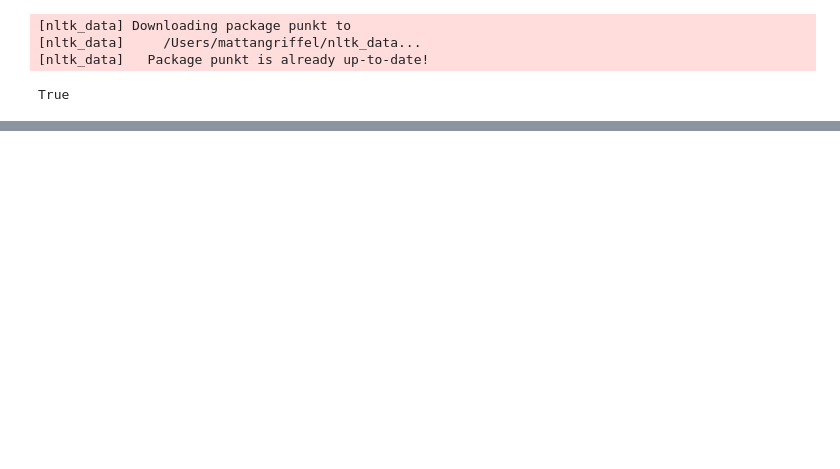
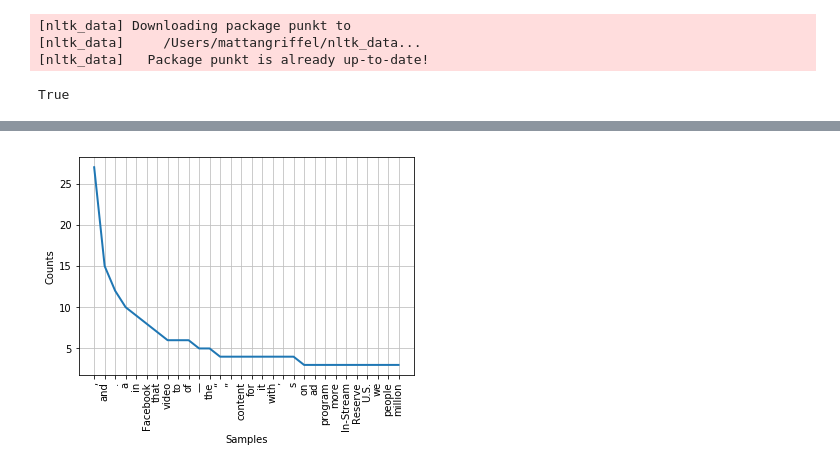
Before and after one commit to mattangriffel/pfs_intro_to_python, a Jupyter notebook: 5 - News Article Textual Analysis.ipynb, the cells around one changed output, grey strips where cells are left out. Saved outputs shown, nothing was run; the diff lists cells and outputs as text; code cells hidden in the pictures; blank space fills up the shorter version.

Commit message:
Update text analysis lesson

```diff
--- a/5 - News Article Textual Analysis.ipynb
+++ b/5 - News Article Textual Analysis.ipynb
@@ -24,0 +28,4 @@ doc = Document(response.text)
+# %%
+url = "https://venturebeat.com/2019/02/26/facebook-introduces-new-video-ad-programs-says-100-million-people-watch-content-eligible-for-in-stream-reserve/"
+article = Article(url)
+article.download()
@@ -43,4 +93,4 @@ nltk.download('punkt')
 [nltk_data]   Package punkt is already up-to-date!
 True
 # %%
-tokens = nltk.word_tokenize(soup.text)
+tokens = nltk.word_tokenize(article.text)
@@ -67,0 +119,4 @@ $: 10
+# %%
+nltk.FreqDist(tokens).plot(30, cumulative=False)
+# %% [output]
+[figure, added]
```
Also changed, not shown: parts of 20 cells of this notebook.
